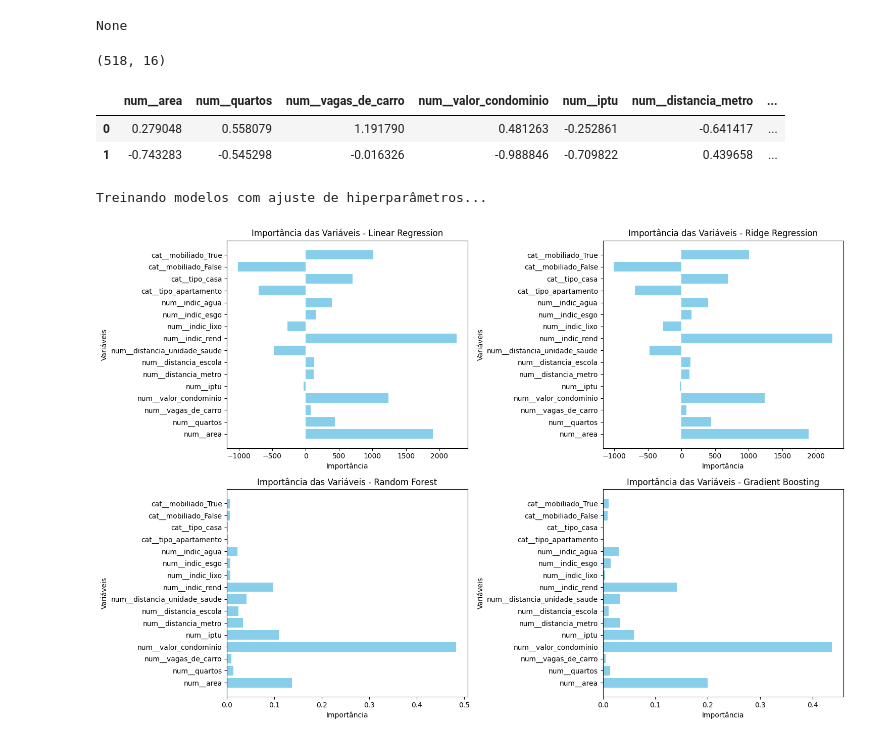
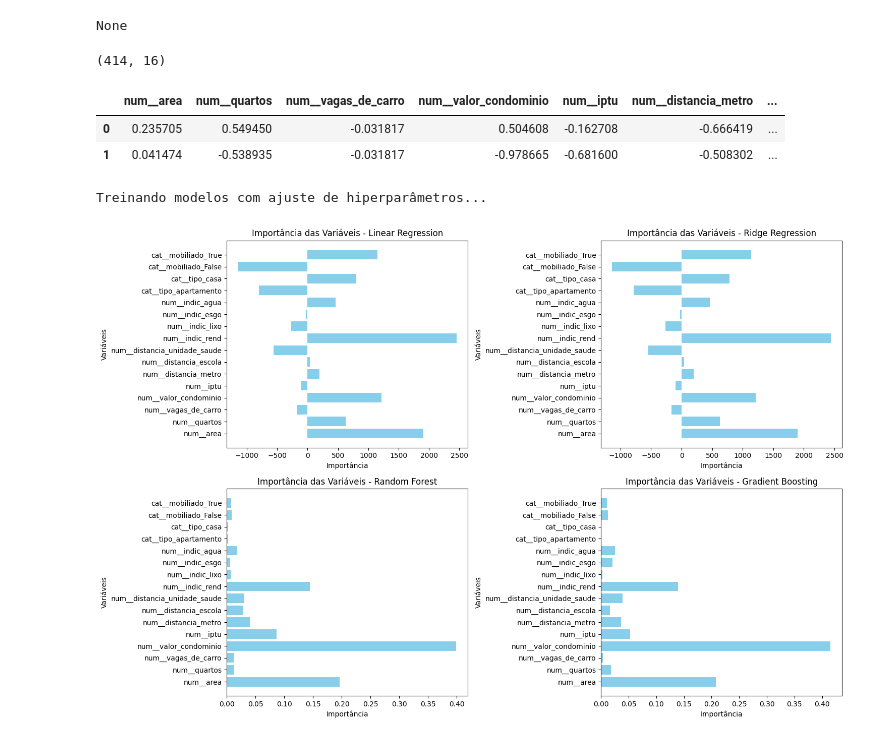
Before and after one commit to viniciusvianavieira/zap-imoveis-scraping-prediction, a Jupyter notebook: 4A - Predição-Zap-Imóveis-Aluguel.ipynb, the cells around one changed output. Cells and saved outputs as stored; diff of their text form; code cells hidden in the pictures.

```diff
--- a/4A - Predição-Zap-Imóveis-Aluguel.ipynb
+++ b/4A - Predição-Zap-Imóveis-Aluguel.ipynb
@@ -93,13 +98,13 @@ X_scaled = preprocessor.fit_transform(X)
 # %%
-X_scaled_df = pd.DataFrame(X_scaled, columns=preprocessor.get_feature_names_out())
+X_train_scaled_df = pd.DataFrame(X_train_scaled, columns=preprocessor.get_feature_names_out())
 pd.set_option('display.max_columns', None)
-print(X_scaled_df.shape)
-display(X_scaled_df.head(2))
+print(X_train_scaled_df.shape)
+display(X_train_scaled_df.head(2))
 # %% [output]
-(518, 16)
+(414, 16)
 |  | num__area | num__quartos | num__vagas_de_carro | num__valor_condominio | num__iptu | num__distancia_metro | ... |
-| 0 | 0.279048 | 0.558079 | 1.191790 | 0.481263 | -0.252861 | -0.641417 | ... |
-| 1 | -0.743283 | -0.545298 | -0.016326 | -0.988846 | -0.709822 | 0.439658 | ... |
+| 0 | 0.235705 | 0.549450 | -0.031817 | 0.504608 | -0.162708 | -0.666419 | ... |
+| 1 | 0.041474 | -0.538935 | -0.031817 | -0.978665 | -0.681600 | -0.508302 | ... |
 # %%
 parametros = {
     "Linear Regression": {},  # Sem hiperparâmetros para ajustar
@@ -128,16 +133,24 @@ modelos = {
 }
 
 
+def mean_absolute_percentage_error(y_true, y_pred):
+    y_true, y_pred = np.array(y_true), np.array(y_pred)
+    return np.mean(np.abs((y_true - y_pred) / y_true)) * 100
+
+
 scoring = {
     'MAE': make_scorer(mean_absolute_error, greater_is_better=False),
     'RMSE': make_scorer(lambda y, y_pred: np.sqrt(mean_squared_error(y, y_pred)), greater_is_better=False),
+    'MAPE': make_scorer(mean_absolute_percentage_error, greater_is_better=False),
     'R²': make_scorer(r2_score)
 }
 # %%
+lista_com_resultados = []
 resultados_modelos = {}
 
 print("Treinando modelos com ajuste de hiperparâmetros...\n")
-for nome, modelo in modelos.items():
+
+for nome, modelo in tqdm(modelos.items(), desc="Modelos treinados"):
     # Criar o pipeline
     pipeline = Pipeline([
         #('preprocessor', preprocessor),  # Pré-processador
@@ -150,13 +163,17 @@ for nome, modelo in modelos.items():
             pipeline,
             param_grid=parametros[nome],
             cv=5,
-            scoring='neg_mean_absolute_error',  # Métrica principal
+            scoring={"MAE":"neg_mean_absolute_error",
+                     "RMSE":"neg_root_mean_squared_error",
+                     "MAPE": "neg_mean_absolute_percentage_error",
+                     "R²":"r2"},  # Métrica principal
+            refit="MAE",
             n_jobs=-1,
             return_train_score=True
         )
-
         # Treinar o modelo
-        grid_search.fit(X_scaled, y)
+        grid_search.fit(X_train_scaled, y_train)
+        lista_com_resultados.append({f"{modelo}" : grid_search.cv_results_})
 
         # Melhor modelo e desempenho
         melhor_modelo = grid_search.best_estimator_
@@ -164,22 +181,24 @@ for nome, modelo in modelos.items():
         melhor_mae = -grid_search.best_score_  # Negativo porque usamos 'neg_mean_absolute_error'
     else:
         # Para modelos sem hiperparâmetros (como Linear Regression)
-        pipeline.fit(X_scaled, y)
+        pipeline.fit(X_train_scaled, y_train)
         melhor_modelo = pipeline
         melhor_params = "Sem ajuste de hiperparâmetros"
         melhor_mae = "Não aplicável"
 
     # Executar validação cruzada com o melhor modelo
     resultados_cv = cross_validate(
-        melhor_modelo, X_scaled, y, cv=5, scoring=scoring, return_train_score=False, n_jobs=-1
+        melhor_modelo, X_train_scaled, y_train, cv=5, scoring=scoring, return_train_score=False, n_jobs=-1
     )
 
     # Armazenar os resultados
     resultados_modelos[nome] = {
         'Melhores Parâmetros': melhor_params,
-        'MAE': -resultados_cv['test_MAE'].mean(),
-        'RMSE': -resultados_cv['test_RMSE'].mean(),
-        'R²': resultados_cv['test_R²'].mean()
+        'Melhor Modelo': melhor_modelo,
+        'MAE': -resultados_cv.get('test_MAE', np.array(0)).mean(),
+        'MAPE': -resultados_cv.get('test_MAPE', np.array(0)).mean(),
+        'RMSE': -resultados_cv.get('test_RMSE', np.array(0)).mean(),
+        'R²': resultados_cv.get('test_R²', np.array(0)).mean()
     }
 # %% [output]
 Treinando modelos com ajuste de hiperparâmetros...
@@ -194,38 +213,38 @@ num_linhas = (num_modelos + 1) // num_colunas  # Calculando as linhas para acomo
 
 # Criar a figura e os subgráficos
 plt.figure(figsize=(15, 5 * num_linhas))
 
 for i, (nome, modelo) in enumerate(modelos.items()):
     plt.subplot(num_linhas, num_colunas, i + 1)
 
-    modelo_treinado = modelo.fit(X_scaled_df, y)
+    modelo_treinado = modelo.fit(X_train_scaled_df, y_train)
 
     if nome in ["Linear Regression", "Ridge Regression"]:
         importancias = modelo_treinado.coef_
     elif nome in ["Random Forest", "Gradient Boosting"]:
         importancias = modelo_treinado.feature_importances_
     else:
         resultado_permutation = permutation_importance(
-            modelo_treinado, X_scaled_df, y, n_repeats=10, random_state=42
+            modelo_treinado, X_train_scaled_df, y_train, n_repeats=10, random_state=42
         )
         importancias = resultado_permutation.importances_mean
 
     # Verificar alinhamento das dimensões
-    if len(importancias) != len(X_scaled_df.columns):
+    if len(importancias) != len(X_train_scaled_df.columns):
         raise ValueError(
             f"Modelo {nome}: número de importâncias ({len(importancias)}) "
-            f"diferente do número de colunas em X ({len(X_scaled_df.columns)})."
+            f"diferente do número de colunas em X ({len(X_train_scaled_df.columns)})."
         )
 
     # Plotar a importância das variáveis
-    plt.barh(X_scaled_df.columns, importancias, color='skyblue')
+    plt.barh(X_train_scaled_df.columns, importancias, color='skyblue')
     plt.title(f'Importância das Variáveis - {nome}')
     plt.xlabel('Importância')
     plt.ylabel('Variáveis')
 
 plt.tight_layout()
 plt.show()
 # %% [output]
-[figure, old version]
+[figure, new version]
 # %%
 # Exibir os resultados
```
Also changed, not shown: parts of 6 cells of this notebook, 3 other files.
